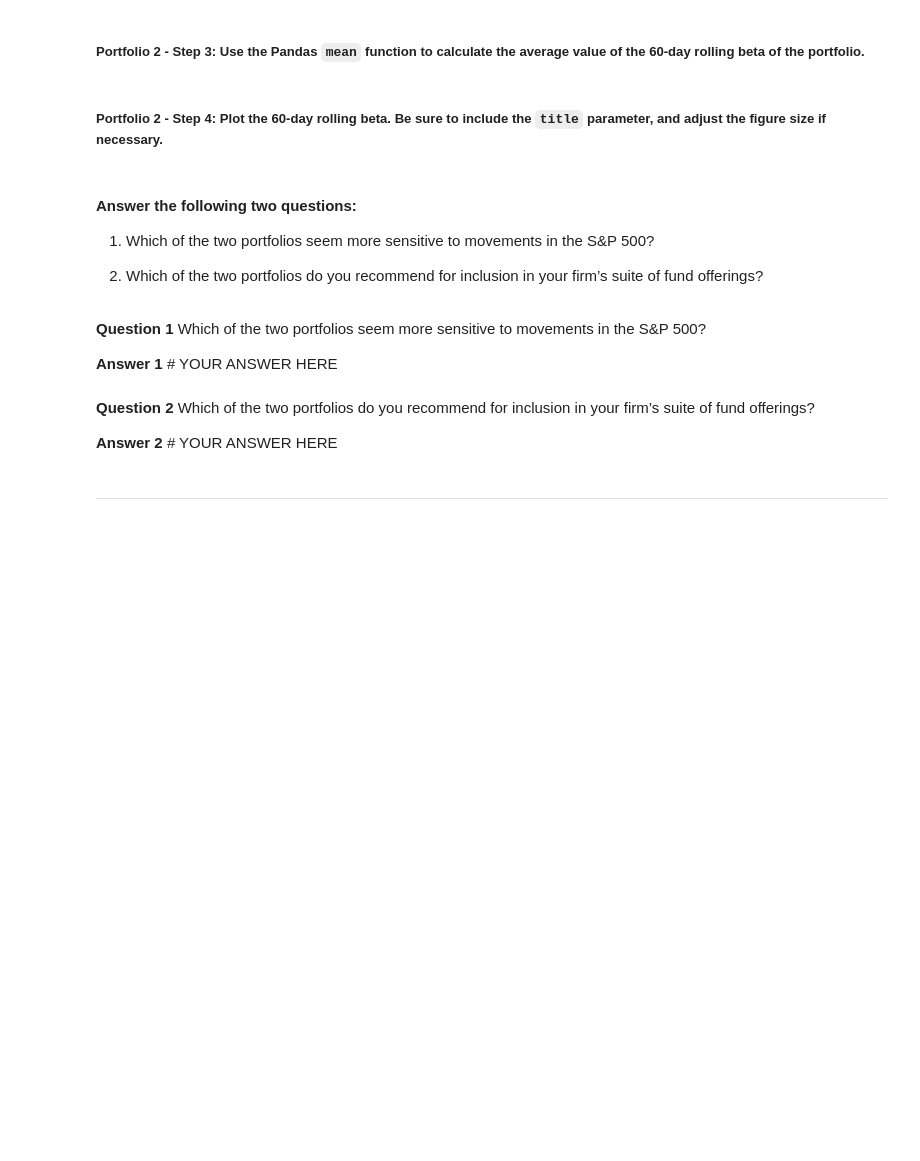
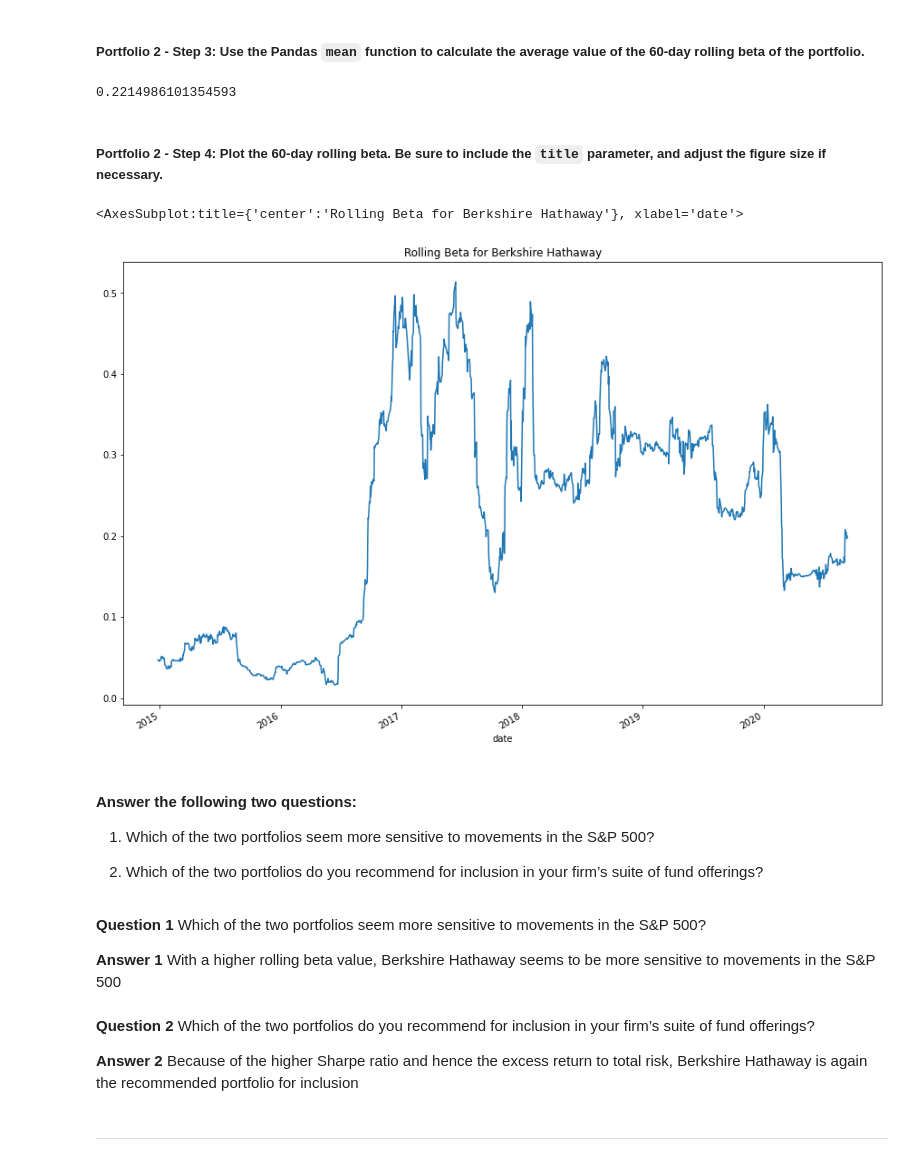
Before and after one commit to Abhishikaf/Risk_Return_Analysis, a Jupyter notebook: risk_return_analysis.ipynb, the cells around one changed output. Drawn from its saved outputs; the diff is of its cells as text; code cells hidden in the pictures; blank space fills up the shorter version.

```diff
--- a/risk_return_analysis.ipynb
+++ b/risk_return_analysis.ipynb
@@ -374,5 +430,7 @@ Your analysis is nearing completion. Now, you need to evaluate how the portfolio
 ##### Portfolio 2 - Step 1: Using the 60-day rolling window, the daily return data, and the S&P 500 returns, calculate the covariance. Review the last five rows of the covariance of the portfolio.
 # %%
 # Calculate the covariance using a 60-day rolling window
+
+covariance_berk_portfolio = whale_daily_returns["BERKSHIRE HATHAWAY INC"].rolling(window = 60).cov(whale_daily_returns["S&P 500"].rolling(window = 60))
 # Review the last five rows of the covariance data
-# YOUR CODE HERE
+covariance_berk_portfolio.tail()
@@ -380,5 +446,6 @@ Your analysis is nearing completion. Now, you need to evaluate how the portfolio
 ##### Portfolio 2 - Step 2: Calculate the beta of the portfolio. To do that, divide the covariance of the portfolio by the variance of the S&P 500.
 # %%
 # Calculate the beta based on the 60-day rolling covariance compared to the market (S&P 500)
+beta_berk_portfolio = covariance_berk_portfolio / rolling_snp_var
 # Review the last five rows of the beta information
-# YOUR CODE HERE
+beta_berk_portfolio.tail()
@@ -386,13 +461,19 @@ Your analysis is nearing completion. Now, you need to evaluate how the portfolio
 ##### Portfolio 2 - Step 3: Use the Pandas `mean` function to calculate the average value of the 60-day rolling beta of the portfolio.
 # %%
 # Calculate the average of the 60-day rolling beta
-# YOUR CODE HERE
+mean_berk_beta = beta_berk_portfolio.mean()
+mean_berk_beta
+# %% [output]
+0.2214986101354593
 # %% [markdown]
 ##### Portfolio 2 - Step 4: Plot the 60-day rolling beta. Be sure to include the `title` parameter, and adjust the figure size if necessary.
 # %%
 # Plot the rolling beta
 # Include a title parameter and adjust the figure size
-# YOUR CODE HERE
+beta_berk_portfolio.plot(figsize=(15,10), title = "Rolling Beta for Berkshire Hathaway")
+# %% [output]
+<AxesSubplot:title={'center':'Rolling Beta for Berkshire Hathaway'}, xlabel='date'>
+[figure, added]
 # %% [markdown]
 #### Answer the following two questions:
 
@@ -402,10 +483,10 @@ Your analysis is nearing completion. Now, you need to evaluate how the portfolio
 # %% [markdown]
 **Question 1** Which of the two portfolios seem more sensitive to movements in the S&P 500?
 
-**Answer 1** # YOUR ANSWER HERE
+**Answer 1** With a higher rolling beta value, Berkshire Hathaway seems to be more sensitive to movements in the S&P 500
 # %% [markdown]
 **Question 2** Which of the two portfolios do you recommend for inclusion in your firm’s suite of fund offerings?
 
-**Answer 2** # YOUR ANSWER HERE
+**Answer 2** Because of the higher Sharpe ratio and hence the excess return to total risk, Berkshire Hathaway is again the recommended portfolio for inclusion
 # %% [markdown]
 ---
```
Also changed, not shown: parts of 12 cells of this notebook.
